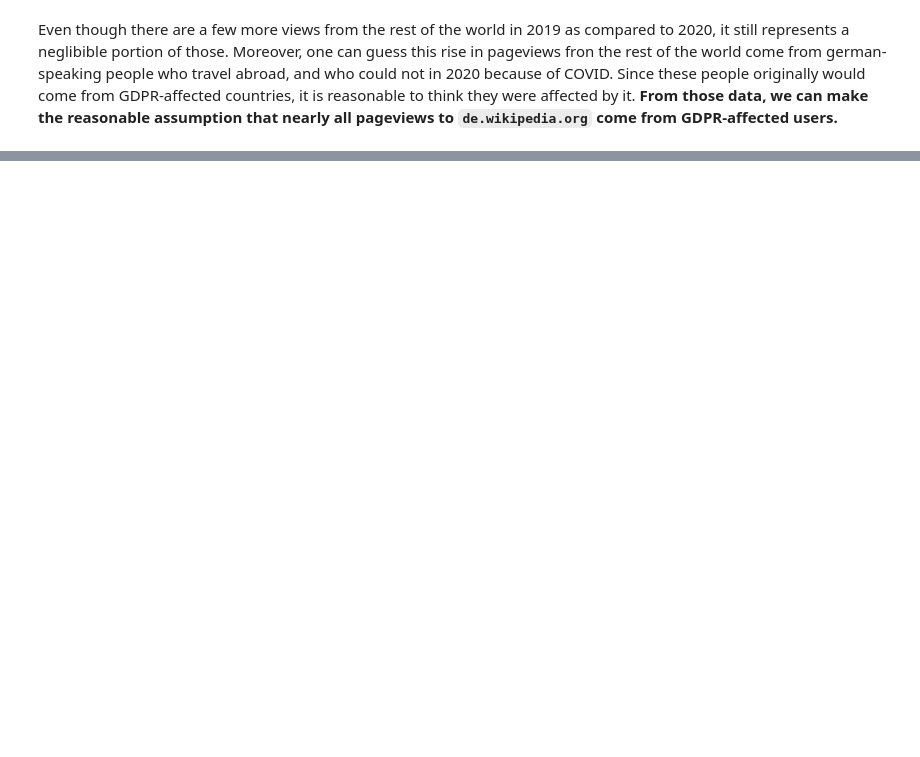
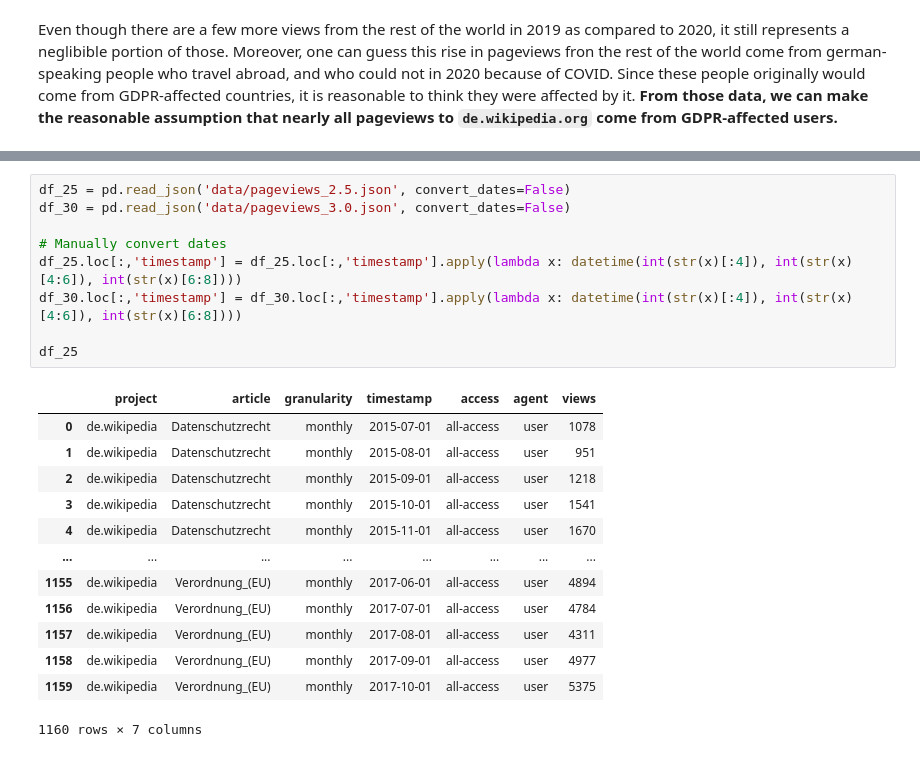
Before and after one commit to epfl-ada/ada-2020-project-milestone-p3-p3_2018, a Jupyter notebook: gdpr.ipynb, the cells around one changed output, grey strips where cells are left out. Saved outputs shown, nothing was run; the diff lists cells and outputs as text; blank space fills up the shorter version.

```diff
--- a/gdpr.ipynb
+++ b/gdpr.ipynb
@@ -90,0 +120,23 @@ Even though there are a few more views from the rest of the world in 2019 as com
+# %%
+df_25 = pd.read_json('data/pageviews_2.5.json', convert_dates=False)
+df_30 = pd.read_json('data/pageviews_3.0.json', convert_dates=False)
+
+# Manually convert dates
+df_25.loc[:,'timestamp'] = df_25.loc[:,'timestamp'].apply(lambda x: datetime(int(str(x)[:4]), int(str(x)[4:6]), int(str(x)[6:8])))
+df_30.loc[:,'timestamp'] = df_30.loc[:,'timestamp'].apply(lambda x: datetime(int(str(x)[:4]), int(str(x)[4:6]), int(str(x)[6:8])))
+
+df_25
+# %% [output]
+|  | project | article | granularity | timestamp | access | agent | views |
+| 0 | de.wikipedia | Datenschutzrecht | monthly | 2015-07-01 | all-access | user | 1078 |
+| 1 | de.wikipedia | Datenschutzrecht | monthly | 2015-08-01 | all-access | user | 951 |
+| 2 | de.wikipedia | Datenschutzrecht | monthly | 2015-09-01 | all-access | user | 1218 |
+| 3 | de.wikipedia | Datenschutzrecht | monthly | 2015-10-01 | all-access | user | 1541 |
+| 4 | de.wikipedia | Datenschutzrecht | monthly | 2015-11-01 | all-access | user | 1670 |
+| ... | ... | ... | ... | ... | ... | ... | ... |
+| 1155 | de.wikipedia | Verordnung_(EU) | monthly | 2017-06-01 | all-access | user | 4894 |
+| 1156 | de.wikipedia | Verordnung_(EU) | monthly | 2017-07-01 | all-access | user | 4784 |
+| 1157 | de.wikipedia | Verordnung_(EU) | monthly | 2017-08-01 | all-access | user | 4311 |
+| 1158 | de.wikipedia | Verordnung_(EU) | monthly | 2017-09-01 | all-access | user | 4977 |
+| 1159 | de.wikipedia | Verordnung_(EU) | monthly | 2017-10-01 | all-access | user | 5375 |
+1160 rows × 7 columns
```
Also changed, not shown: parts of 9 cells of this notebook, 1 other file.
